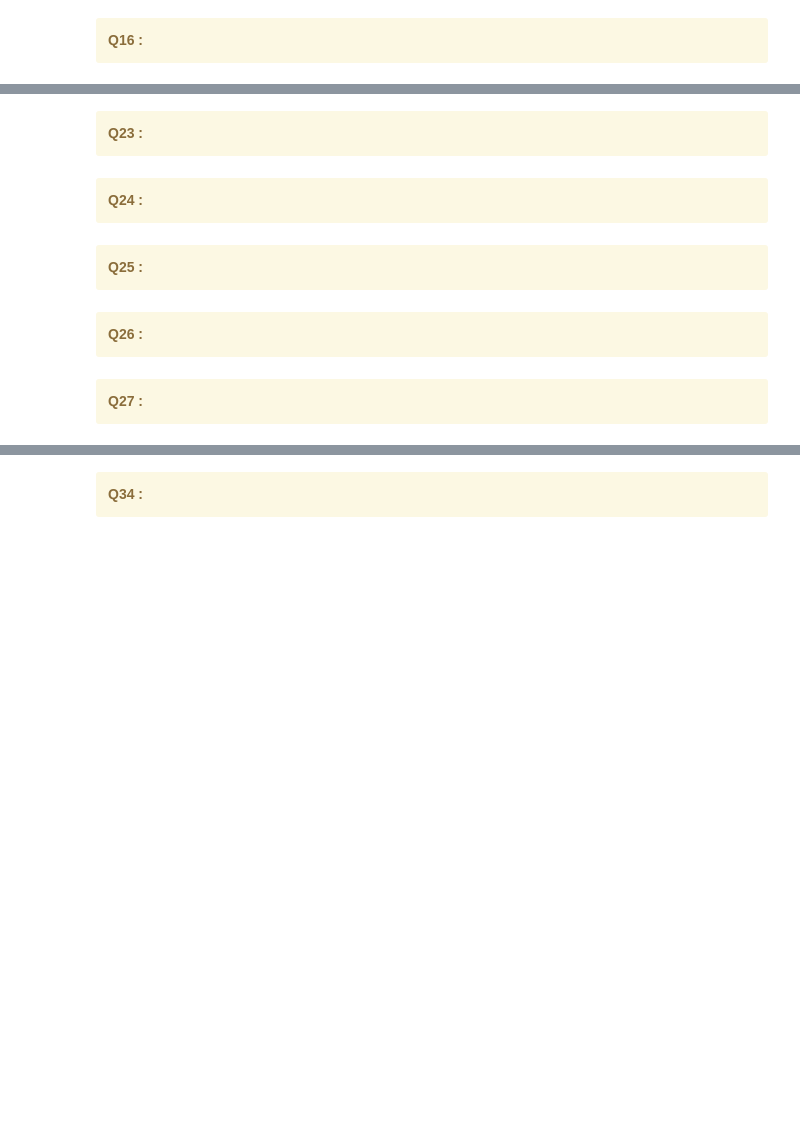
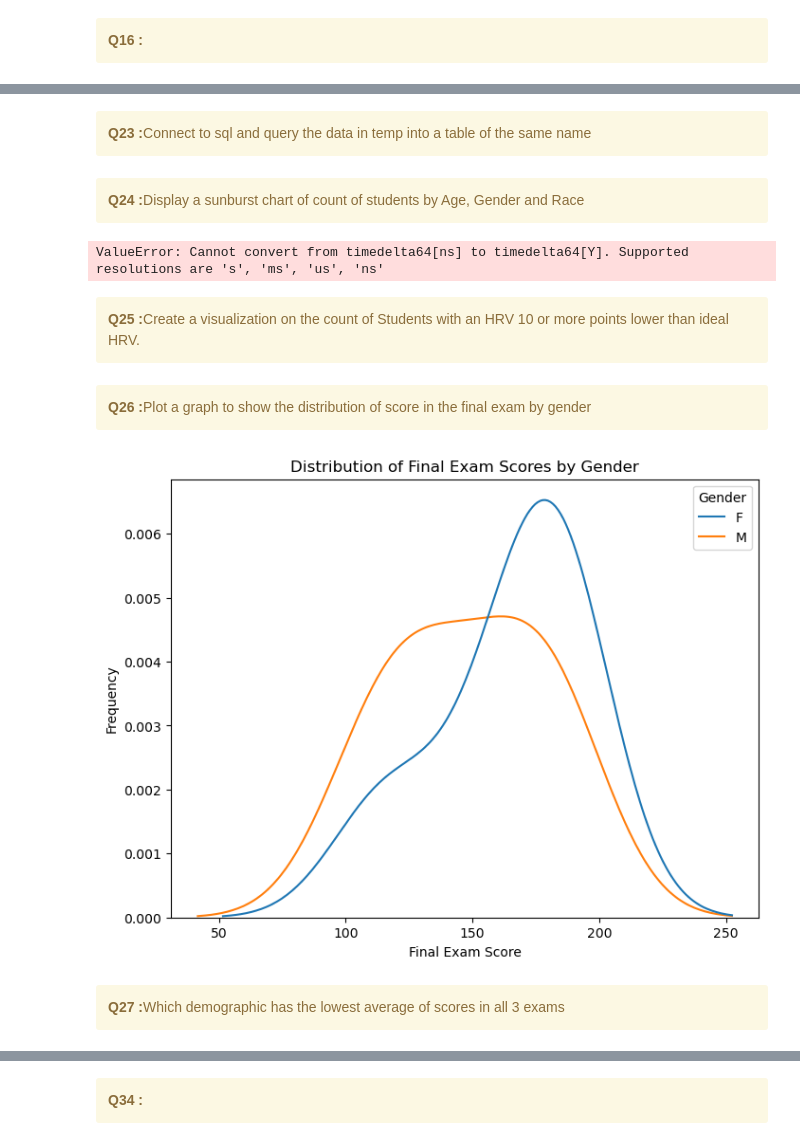
Before and after one commit to Neenu1990/Python_Hackathon_Team_8, a Jupyter notebook: Team8_PythonPioneers_Main80Questions.ipynb, the cells around one changed output, grey strips where cells are left out. Drawn from its saved outputs; the diff is of its cells as text; code cells hidden in the pictures; blank space fills up the shorter version.

```diff
--- a/Team8_PythonPioneers_Main80Questions.ipynb
+++ b/Team8_PythonPioneers_Main80Questions.ipynb
@@ -144,20 +518,54 @@ df_IBI=pd.read_excel("Exam Stress Final.xlsx",sheet_name="IBI")
 # %% [markdown]
 <div class="alert alert-block alert-warning">
-<b>Q23 :</b>
+<b>Q23 :</b>Connect to sql and query the data in temp into a table of the same name
 </div>
 # %% [markdown]
 <div class="alert alert-block alert-warning">
-<b>Q24 :</b>
+<b>Q24 :</b>Display a sunburst chart of count of students by Age, Gender and Race
 </div>
+# %%
+import pandas as pd
+import plotly.express as px
+
+from datetime import datetime
+Demographics = df_Demography
+
+# Convert 'DOB' column to datetime
+Demographics['DOB'] = pd.to_datetime(Demographics['DOB'])
+
+# Calculate the age and add it as a new column
+current_date = datetime.now()
+Demographics['Age'] = (current_date - Demographics['DOB']).astype('<m8[Y]')
+
+# Create a sunburst chart
+fig = px.sunburst(Demographics, path=['Age', 'Gender', 'Race'], title='Count of Students by Age, Gender, and Race')
+
+# Show the chart
+fig.show()
+# %% [output]
+ValueError: Cannot convert from timedelta64[ns] to timedelta64[Y]. Supported resolutions are 's', 'ms', 'us', 'ns'
 # %% [markdown]
 <div class="alert alert-block alert-warning">
-<b>Q25 :</b>
+<b>Q25 :</b>Create a visualization on the count of Students with an HRV 10 or more points lower than ideal HRV.
 </div>
 # %% [markdown]
 <div class="alert alert-block alert-warning">
-<b>Q26 :</b>
+<b>Q26 :</b>Plot a graph to show the distribution of score in the final exam by gender
 </div>
-# %% [markdown]
-<div class="alert alert-block alert-warning">
-<b>Q27 :</b>
-</div>
+# %%
+# Merge the two DataFrames on 'StudentID'
+merge_demo_grades = pd.merge(df_Grades, df_Demography, on='Student_id')
+final_exam_gender =merge_demo_grades[['Student_id','Gender','final']]
+# Plot the distribution of scores in the final exam by gender
+plt.figure(figsize=(8, 6))
+sns.kdeplot(data=final_exam_gender, x="final", hue="Gender")
+plt.title('Distribution of Final Exam Scores by Gender')
+plt.xlabel('Final Exam Score')
+plt.ylabel('Frequency')
+plt.show()
+# %% [output]
+[figure, added]
+# %% [markdown]
+<div class="alert alert-block alert-warning">
+<b>Q27 :</b>Which demographic has the lowest average of scores in all 3 exams
+</div>
```
Also changed, not shown: parts of 84 cells of this notebook.
